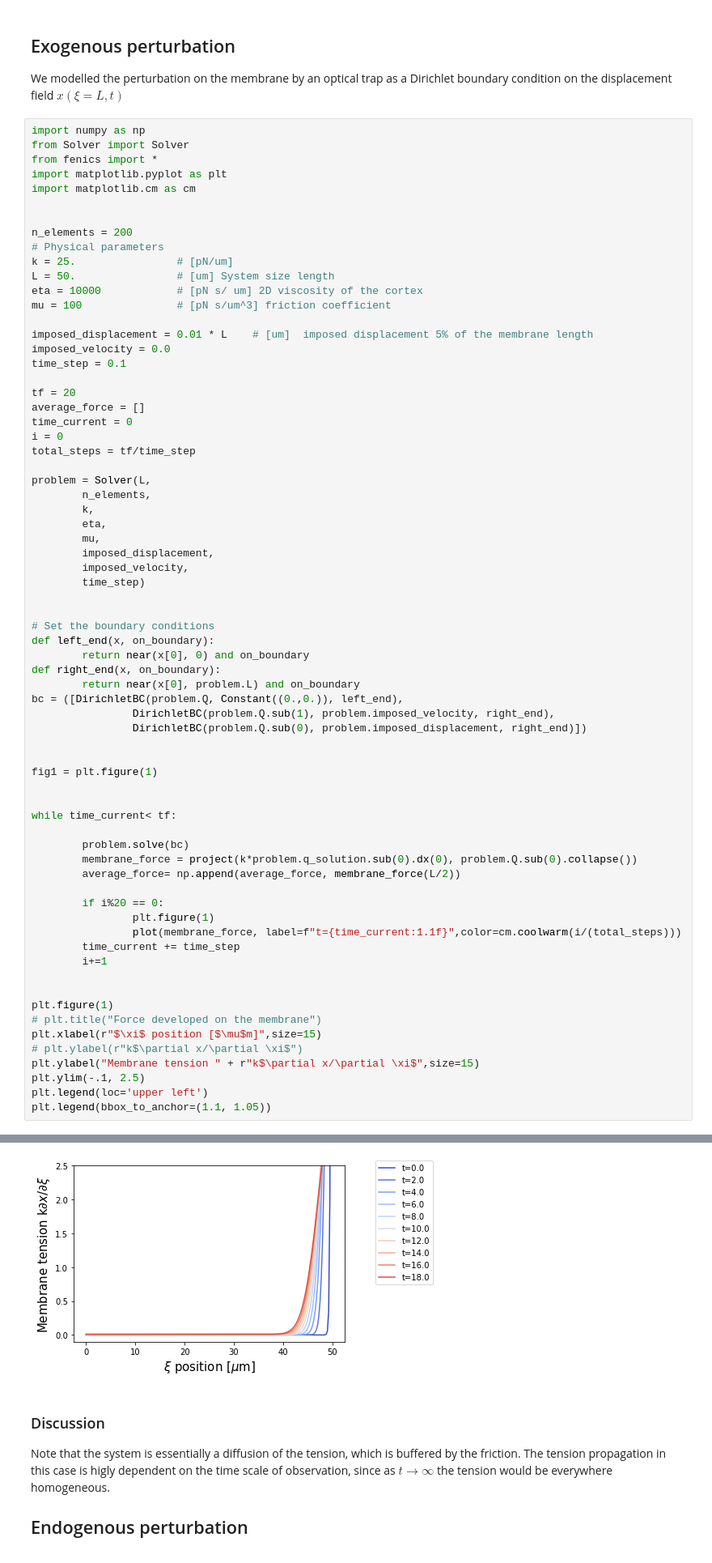
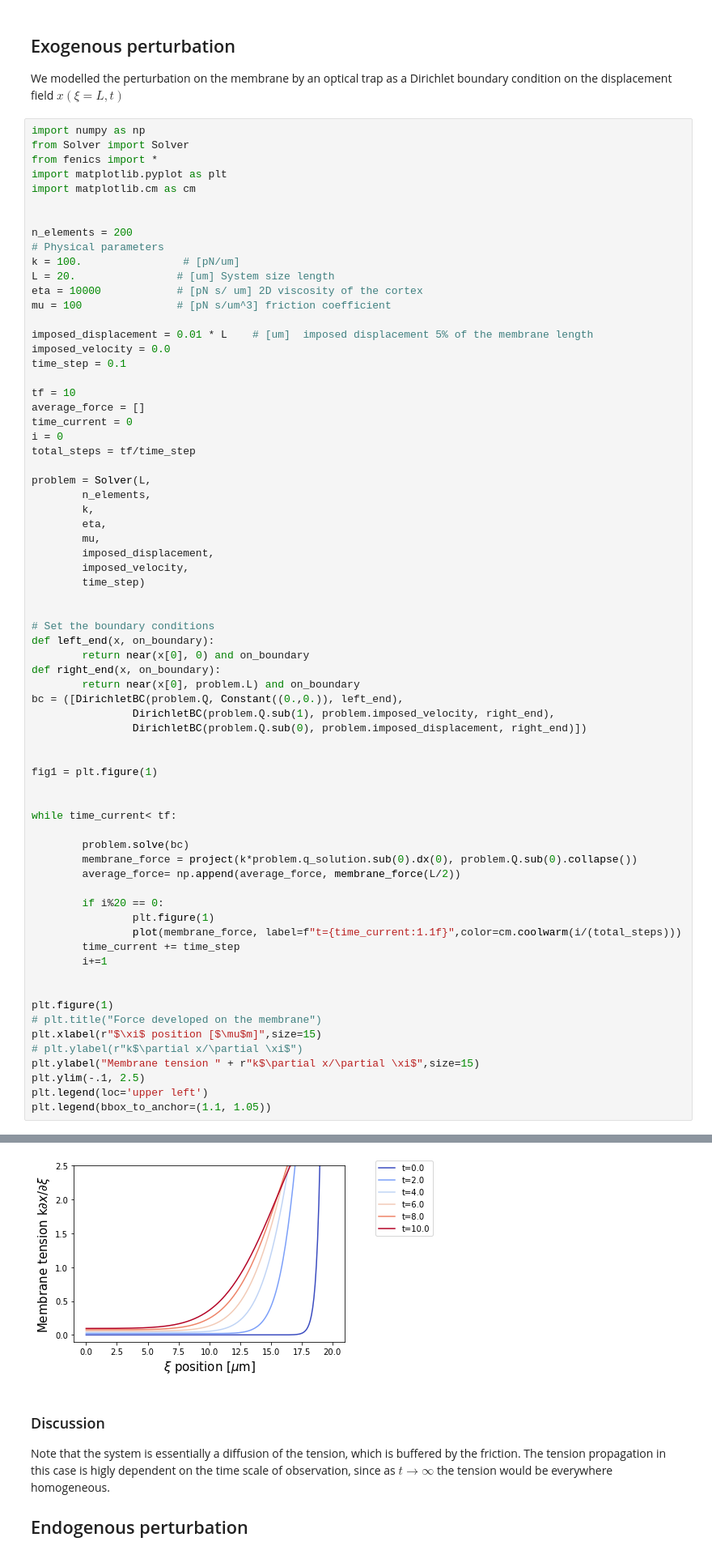
Before and after one commit to VirtualEmbryo/membrane-cortex-tension, a Jupyter notebook: main.ipynb, the cells around one changed output, grey strips where cells are left out. Shown at 81% size. Cells and saved outputs as stored; diff of their text form.

```diff
--- a/main.ipynb
+++ b/main.ipynb
@@ -94,8 +94,8 @@ import matplotlib.cm as cm
 
 n_elements = 200
 # Physical parameters
-k = 25.                # [pN/um]
-L = 50.                # [um] System size length
+k = 100.                # [pN/um]
+L = 20.                # [um] System size length
 eta = 10000            # [pN s/ um] 2D viscosity of the cortex
 mu = 100               # [pN s/um^3] friction coefficient
 
@@ -103,7 +103,7 @@ imposed_displacement = 0.01 * L    # [um]  imposed displacement 5% of the membra
 imposed_velocity = 0.0
 time_step = 0.1
 
-tf = 20
+tf = 10
 average_force = []
 time_current = 0
 i = 0
@@ -128,34 +128,34 @@ bc = ([DirichletBC(problem.Q, Constant((0.,0.)), left_end),
                 DirichletBC(problem.Q.sub(1), problem.imposed_velocity, right_end),
                 DirichletBC(problem.Q.sub(0), problem.imposed_displacement, right_end)])
 
 
 fig1 = plt.figure(1)
 
 
 while time_current< tf:
 
         problem.solve(bc)
         membrane_force = project(k*problem.q_solution.sub(0).dx(0), problem.Q.sub(0).collapse())
         average_force= np.append(average_force, membrane_force(L/2))
 
         if i%20 == 0:
                 plt.figure(1)
                 plot(membrane_force, label=f"t={time_current:1.1f}",color=cm.coolwarm(i/(total_steps)))
         time_current += time_step
         i+=1
 
 
 plt.figure(1)
 # plt.title("Force developed on the membrane")
 plt.xlabel(r"$\xi$ position [$\mu$m]",size=15)
 # plt.ylabel(r"k$\partial x/\partial \xi$")
 plt.ylabel("Membrane tension " + r"k$\partial x/\partial \xi$",size=15)
 plt.ylim(-.1, 2.5)
 plt.legend(loc='upper left')
 plt.legend(bbox_to_anchor=(1.1, 1.05))
 # %% [output]
 <matplotlib.legend.Legend at 0x...>
-[figure, old version]
+[figure, new version]
 # %% [markdown]
 ### Discussion
 Note that the system is essentially a diffusion of the tension, which is buffered by the friction. The tension propagation in this case is higly dependent on the time scale of observation, since as $t \to \infty$ the tension would be everywhere homogeneous.
```
Also changed, not shown: parts of 7 cells of this notebook.
